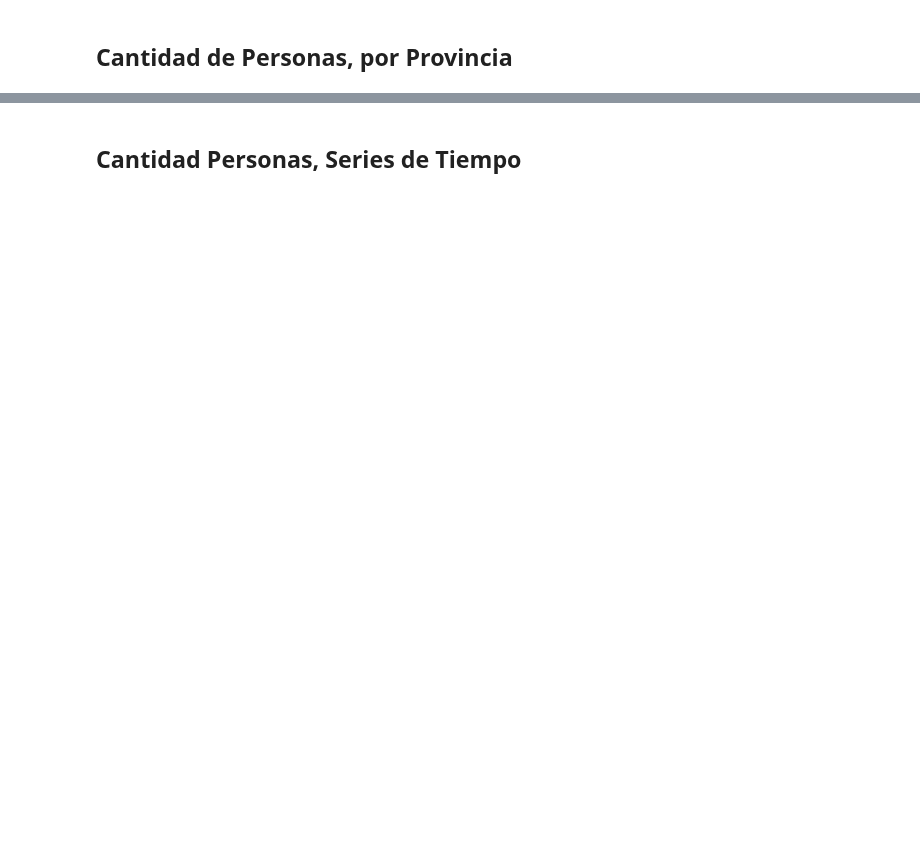
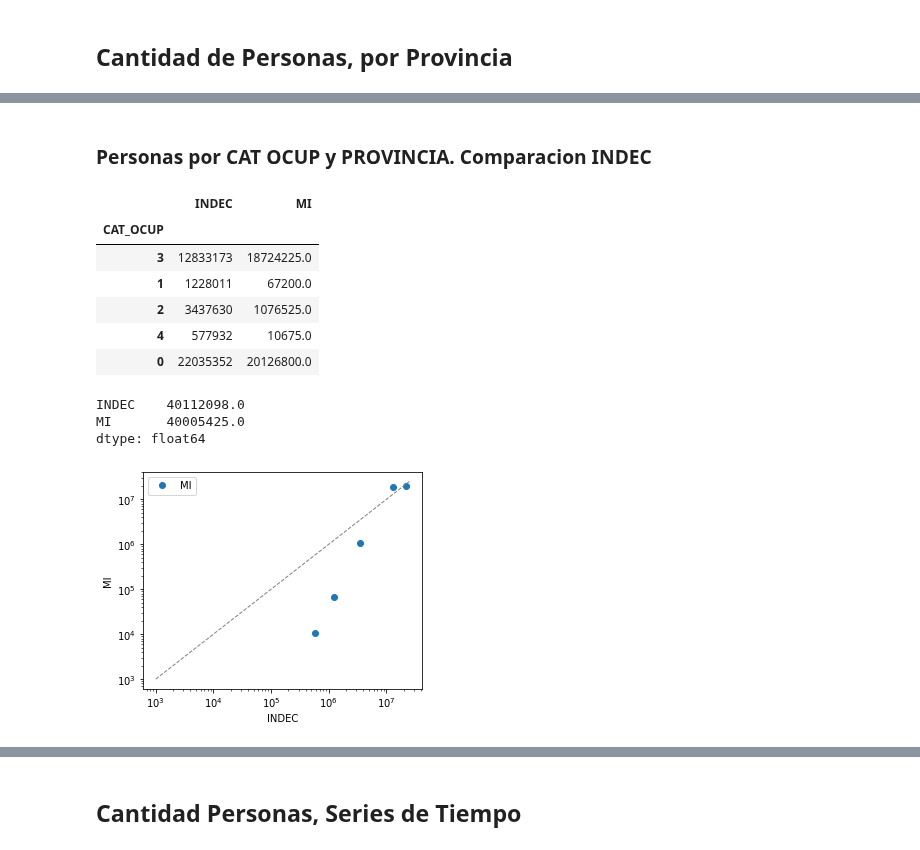
Before and after one commit to matuteiglesias/indice-pobreza-UBA, a Jupyter notebook: notebooks/12 - Validaciones para Informe.ipynb, the cells around one changed output, grey strips where cells are left out. Cells and saved outputs as stored; diff of their text form; code cells hidden in the pictures; blank space fills up the shorter version.

```diff
--- a/notebooks/12 - Validaciones para Informe.ipynb
+++ b/notebooks/12 - Validaciones para Informe.ipynb
@@ -299,0 +456,26 @@ import matplotlib.pyplot as plt
+# %% [markdown]
+### Personas por CAT OCUP y PROVINCIA. Comparacion INDEC
+# %%
+### Data INDEC
+
+datos = load_spreadsheet('1ZxNStcxYaJoUZfM4hEIHbonRiTbFzJM2qLkS4RKFntM', worksheet=0)
+
+df = pd.DataFrame(datos)
+## Set index
+df = df.set_index([0, 1])
+
+## Set header
+df, df.columns = df[2:] , df.iloc[0].astype(int)
+df.columns.name = 'CAT_OCUP'
+
+df.index.names = ['PROV', 'NOMPROV']
+
+df = df.astype(int)
+
+
+### Data MI
+data = df10; col = 'CAT_OCUP'
+tabla = data.groupby(['Q', 'PROV', 'NOMPROV', col])['Personas'].sum().unstack([-3, -2, -1]).mean()
+tabla = tabla.unstack()
+tabla = tabla.fillna(0)
+tabla.index = tabla.index.set_levels(tabla.index.levels[0].astype(str), level=0)
@@ -299,0 +484,28 @@ import matplotlib.pyplot as plt
+# %%
+info = pd.concat([df.sum(), tabla.sum()], axis = 1).dropna()#.sum()
+info.columns = ['INDEC', 'MI']
+
+display(info)
+
+display(info.sum())
+
+fig, axs = plt.subplots(1, figsize = (5, 4))
+
+info.plot(x = 0, y = 1, marker = 'o', lw = 0, ax = axs)
+
+plt.plot([1e3, 2.5e7], [1e3, 2.5e7], lw = 1, linestyle = '--', c = '.5')
+axs.set_xscale('log'); axs.set_yscale('log');
+axs.set_xlabel('INDEC'); axs.set_ylabel('MI');
+plt.show()
+# %% [output]
+|  | INDEC | MI |
+| CAT_OCUP |  |  |
+| 3 | 12833173 | 18724225.0 |
+| 1 | 1228011 | 67200.0 |
+| 2 | 3437630 | 1076525.0 |
+| 4 | 577932 | 10675.0 |
+| 0 | 22035352 | 20126800.0 |
+INDEC    40112098.0
+MI       40005425.0
+dtype: float64
+[figure, added]
```
Also changed, not shown: parts of 28 cells of this notebook, 4 other files.
